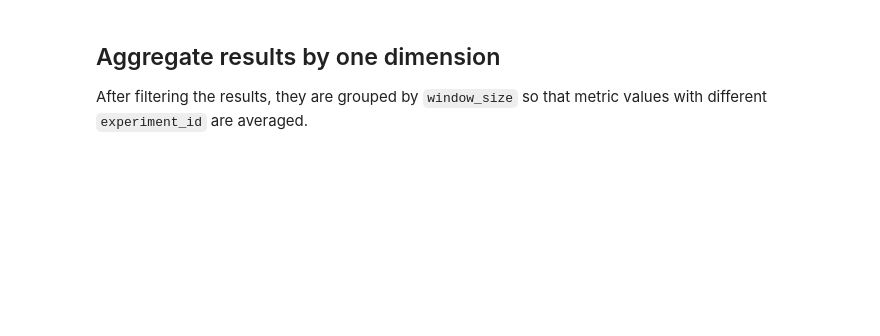
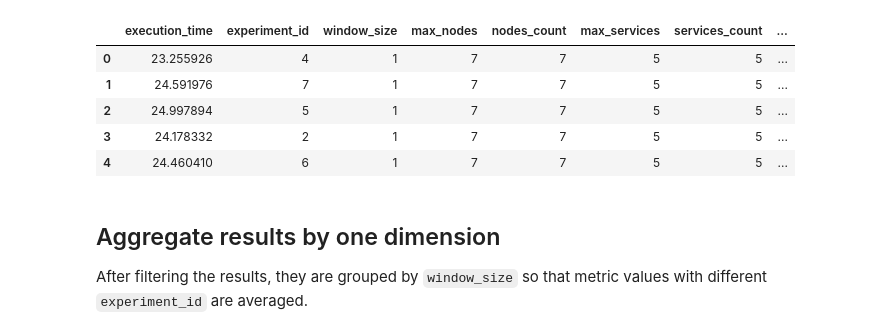
Before and after one commit to SESARLab/data-quality-simulator, a Jupyter notebook: notebooks/aggregate.ipynb, the cells around one changed output. Drawn from its saved outputs; the diff is of its cells as text; code cells hidden in the pictures; blank space fills up the shorter version.

```diff
--- a/notebooks/aggregate.ipynb
+++ b/notebooks/aggregate.ipynb
@@ -5,15 +5,30 @@ from contextlib import closing
 # %%
 '''
 with closing(sqlite3.connect("../db/remote-simulations-sadegh.db")) as connection:
     with closing(connection.cursor()) as cursor:
         rows = cursor.execute("SELECT * from results").fetchall()
         print(rows)
 '''
-with closing(sqlite3.connect("../db/remote-simulations.db")) as connection:
-    sql_query = pd.read_sql_query("SELECT * from results", connection)
-    results = pd.DataFrame(sql_query)
+with closing(sqlite3.connect("../db/remote-simulations-sadegh.db")) as connection_sadegh, \
+        closing(sqlite3.connect("../db/remote-simulations.db")) as connection_up, \
+        closing(sqlite3.connect("../db/remote-simulations-vmware.db")) as connection_vmware:
+    sql_query = pd.read_sql_query("SELECT * from results", connection_sadegh)
+    results_sadegh = pd.DataFrame(sql_query)
+    sql_query = pd.read_sql_query("SELECT * from results", connection_up)
+    results_up = pd.DataFrame(sql_query)
+    sql_query = pd.read_sql_query("SELECT * from results", connection_vmware)
+    results_vmware = pd.DataFrame(sql_query)
 
-results.head()
+    results = pd.concat([results_sadegh, results_up, results_vmware])
+
+results[(results['row_upper_bound'] == 1) & (results['column_upper_bound'] == 1)].head()
+# %% [output]
+|  | execution_time | experiment_id | window_size | max_nodes | nodes_count | max_services | services_count | ... |
+| 0 | 23.255926 | 4 | 1 | 7 | 7 | 5 | 5 | ... |
+| 1 | 24.591976 | 7 | 1 | 7 | 7 | 5 | 5 | ... |
+| 2 | 24.997894 | 5 | 1 | 7 | 7 | 5 | 5 | ... |
+| 3 | 24.178332 | 2 | 1 | 7 | 7 | 5 | 5 | ... |
+| 4 | 24.460410 | 6 | 1 | 7 | 7 | 5 | 5 | ... |
 # %% [markdown]
 ## Aggregate results by one dimension
 
```
Also changed, not shown: parts of 4 cells of this notebook.
